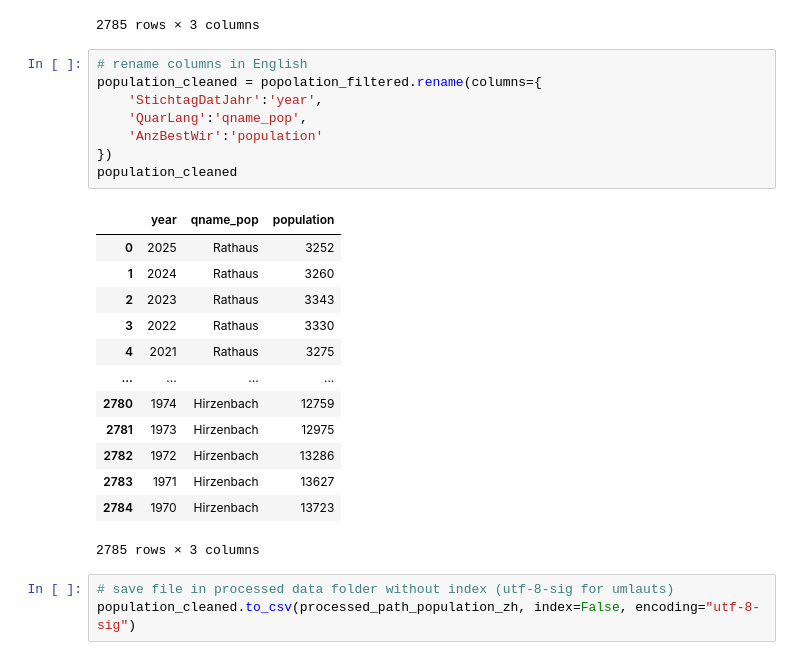
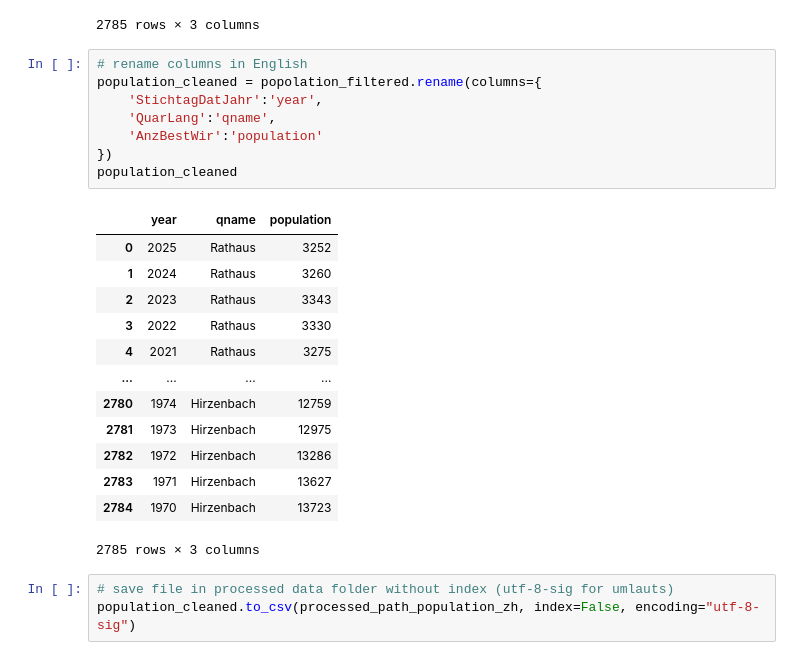
Before and after one commit to 0001jr/zurich-wie-neu, a Jupyter notebook: notebooks/zuri-wie-neu.ipynb, the cells around one changed output. Cells and saved outputs as stored; diff of their text form.

```diff
--- a/notebooks/zuri-wie-neu.ipynb
+++ b/notebooks/zuri-wie-neu.ipynb
@@ -378,13 +416,13 @@ popolation_filtered
 # %%
 # rename columns in English
 population_cleaned = popolation_filtered.rename(columns={
     'StichtagDatJahr':'year',
-    'QuarLang':'qname_pop',
+    'QuarLang':'qname',
     'AnzBestWir':'population'
 })
 population_cleaned
 # %% [output]
-|  | year | qname_pop | population |
+|  | year | qname | population |
 | 0 | 2025 | Rathaus | 3252 |
 | 1 | 2024 | Rathaus | 3260 |
 | 2 | 2023 | Rathaus | 3343 |
```
Also changed, not shown: parts of 22 cells of this notebook.
